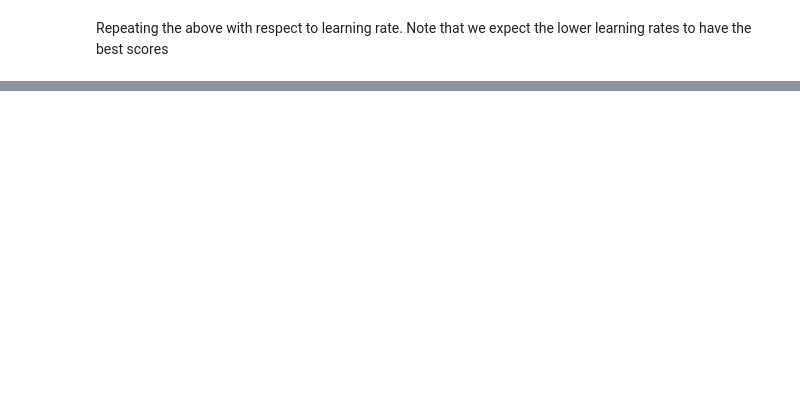
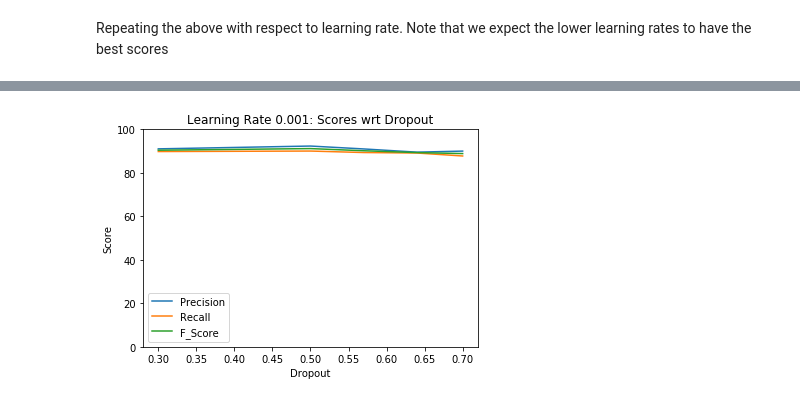
Before and after one commit to slavesocieties/ssda-nlp, a Jupyter notebook: 70-exhaustive-training.ipynb, the cells around one changed output, grey strips where cells are left out. Cells and saved outputs as stored; diff of their text form; code cells hidden in the pictures; blank space fills up the shorter version.

```diff
--- a/70-exhaustive-training.ipynb
+++ b/70-exhaustive-training.ipynb
@@ -378,0 +452,97 @@ plt.show()
+# %%
+#no_test
+
+my_lr = [0.001, 0.01, 0.02, 0.05, 0.1, 0.2]
+my_dps = [0.3, 0.5, 0.57, 0.64, 0.7]
+
+print('Plot columns wrt same learning rates, different dropout')
+plt.figure(1)
+#plt.subplot(511)
+plt.ylim([0, 100])
+lr001_precision = lr001['Precision'].tolist()
+lr001_recall = lr001['Recall'].tolist()
+lr001_f = lr001['F_Score'].tolist()
+plt.plot(my_dps, lr001_precision, label='Precision')
+plt.plot(my_dps, lr001_recall, label='Recall')
+plt.plot(my_dps, lr001_f, label='F_Score')
+plt.xlabel('Dropout')
+plt.ylabel('Score')
+plt.title('Learning Rate 0.001: Scores wrt Dropout')
+plt.legend()
+plt.show()
+
+plt.figure(2)
+#plt.subplot(511)
+plt.ylim([0, 100])
+lr01_precision = lr01['Precision'].tolist()
+lr01_recall = lr01['Recall'].tolist()
+lr01_f = lr01['F_Score'].tolist()
+plt.plot(my_dps, lr01_precision, label='Precision')
+plt.plot(my_dps, lr01_recall, label='Recall')
+plt.plot(my_dps, lr01_f, label='F_Score')
+plt.xlabel('Dropout')
+plt.ylabel('Score')
+plt.title('Learning Rate 0.01: Scores wrt Dropout')
+plt.legend()
+plt.show()
+
+plt.figure(3)
+#plt.subplot(511)
+plt.ylim([0, 100])
+lr02_precision = lr02['Precision'].tolist()
+lr02_recall = lr02['Recall'].tolist()
+lr02_f = lr02['F_Score'].tolist()
+plt.plot(my_dps, lr02_precision, label='Precision')
+plt.plot(my_dps, lr02_recall, label='Recall')
+plt.plot(my_dps, lr02_f, label='F_Score')
+plt.xlabel('Dropout')
+plt.ylabel('Score')
+plt.title('Learning Rate 0.02: Scores wrt Dropout')
+plt.legend()
+plt.show()
+
+plt.figure(4)
+#plt.subplot(511)
+plt.ylim([0, 100])
+lr05_precision = lr05['Precision'].tolist()
+lr05_recall = lr05['Recall'].tolist()
+lr05_f = lr05['F_Score'].tolist()
+plt.plot(my_dps, lr05_precision, label='Precision')
+plt.plot(my_dps, lr05_recall, label='Recall')
+plt.plot(my_dps, lr05_f, label='F_Score')
+plt.xlabel('Dropout')
+plt.ylabel('Score')
+plt.title('Learning Rate 0.05: Scores wrt Dropout')
+plt.legend()
+plt.show()
+
+plt.figure(5)
+#plt.subplot(511)
+plt.ylim([0, 100])
+lr1_precision = lr1['Precision'].tolist()
+lr1_recall = lr1['Recall'].tolist()
+lr1_f = lr1['F_Score'].tolist()
+plt.plot(my_dps, lr1_precision, label='Precision')
+plt.plot(my_dps, lr1_recall, label='Recall')
+plt.plot(my_dps, lr1_f, label='F_Score')
+plt.xlabel('Dropout')
+plt.ylabel('Score')
+plt.title('Learning Rate 0.1: Scores wrt Dropout')
+plt.legend()
+plt.show()
+
+plt.figure(6)
+#plt.subplot(511)
+plt.ylim([0, 100])
+lr2_precision = lr2['Precision'].tolist()
+lr2_recall = lr2['Recall'].tolist()
+lr2_f = lr2['F_Score'].tolist()
+plt.plot(my_dps, lr2_precision, label='Precision')
+plt.plot(my_dps, lr2_recall, label='Recall')
+plt.plot(my_dps, lr2_f, label='F_Score')
+plt.xlabel('Dropout')
+plt.ylabel('Score')
+plt.title('Learning Rate 0.2: Scores wrt Dropout')
+plt.legend()
+plt.show()
+# %% [output]
@@ -378,0 +550 @@ plt.show()
+[figure, added]
```
Also changed, not shown: parts of 20 cells of this notebook, 2 other files.
